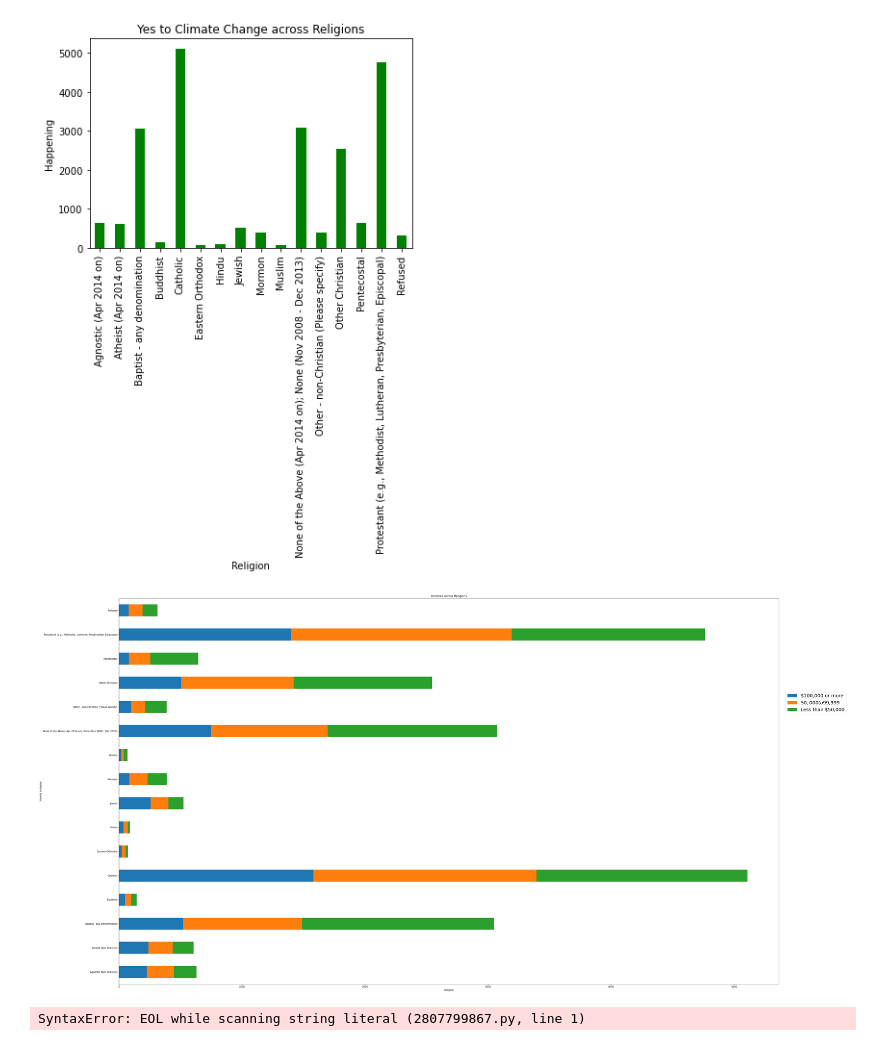
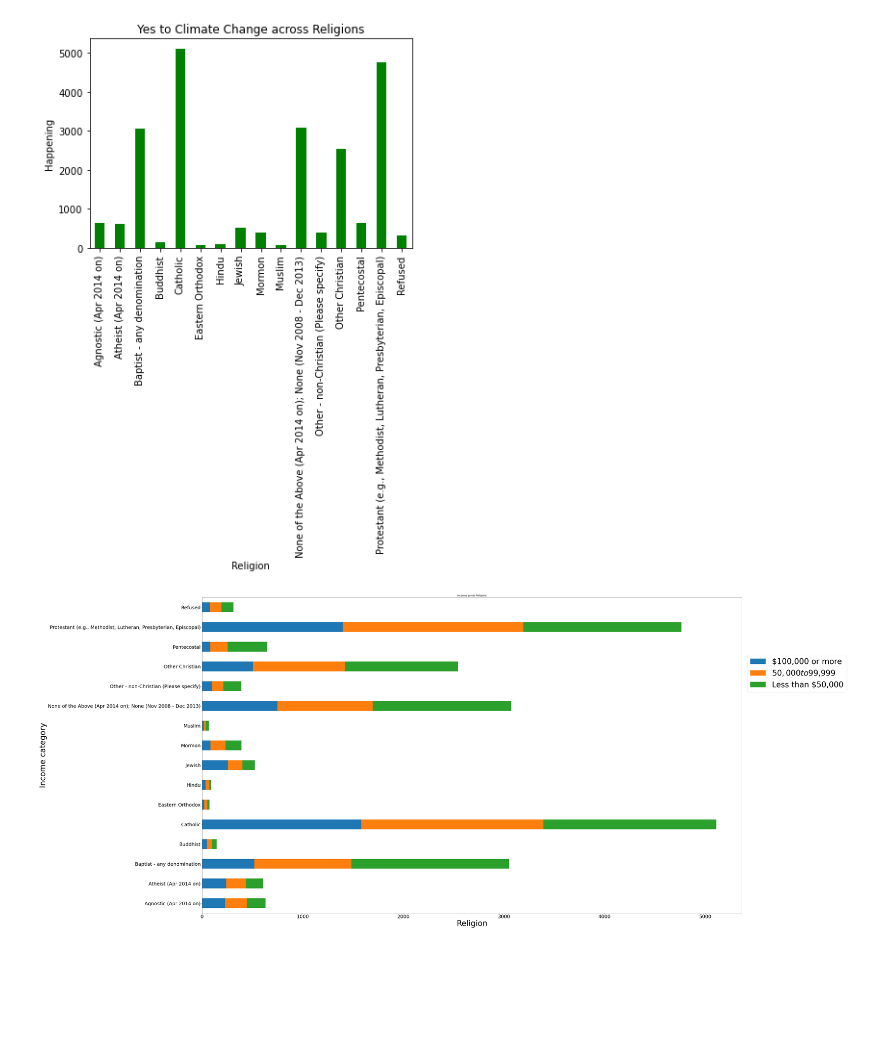
Before and after one commit to sabaiitj/Climate-Change-Survey, a Jupyter notebook: code/Saba_Notebook.ipynb, the cells around one changed output. Saved outputs shown, nothing was run; the diff lists cells and outputs as text; code cells hidden in the pictures; blank space fills up the shorter version.

```diff
--- a/code/Saba_Notebook.ipynb
+++ b/code/Saba_Notebook.ipynb
@@ -142,3 +193,15 @@ ax.set_xlabel('Service Attendance')
 ax.set_ylabel('Count');
 # %% [output]
 [figure]
+# %%
+#mapping values to the ordinal variable representing religiosity
+service_attendance_di = {'Never': 1,
+                   'Once a week': 5,
+                   'Once a year or less': 2,
+                   'A few times a year': 3,
+                   'More than once a week':6,
+                   'Once or twice a month':4,
+                   'Refused':-1,
+                        }
+df.service_attendance= df['service_attendance'].map(lambda x: service_attendance_di[x])
+# type(df.service_attendance[0])
@@ -333,9 +398,11 @@ ax.set_title('Yes to Climate Change across Religions');
 [figure]
 # %%
 ax = df.groupby(['religion','income_category']).size().unstack().plot(kind='barh',stacked = True, figsize=(50,30))
-ax.set_xlabel('Religion')
-ax.set_ylabel('Income category')
-ax.legend(loc= (1.01,0.7),fontsize =20)
-ax.set_title('Incomes across Religions');
+ax.set_xlabel('Religion',fontsize=40)
+ax.set_ylabel('Income category',fontsize=40)
+ax.legend(loc= (1.01,0.7),fontsize =40)
+ax.set_title('Incomes across Religions')
+plt.setp(ax.get_xticklabels(), fontsize=25)
+plt.setp(ax.get_yticklabels(), fontsize=25);
 # %% [output]
-[figure, old version]
+[figure, new version]
@@ -404,5 +408,0 @@ def catscatter(df,colx,coly,cols,color=['grey','black'],ratio=10,font='Helvetica
-# %%
-catscatter(df, 'religion', 'income_category’, 'happening')
-plt.show()
-# %% [output]
-SyntaxError: EOL while scanning string literal (2807799867.py, line 1)
```
Also changed, not shown: parts of 38 cells of this notebook.
